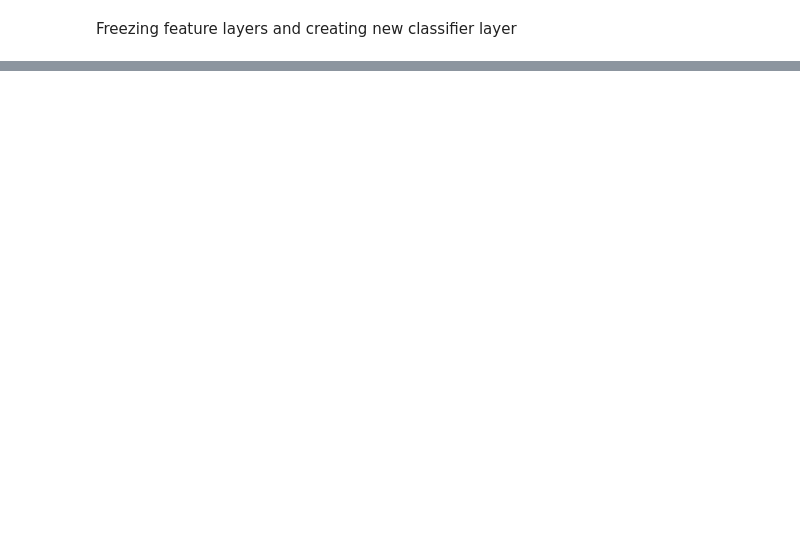
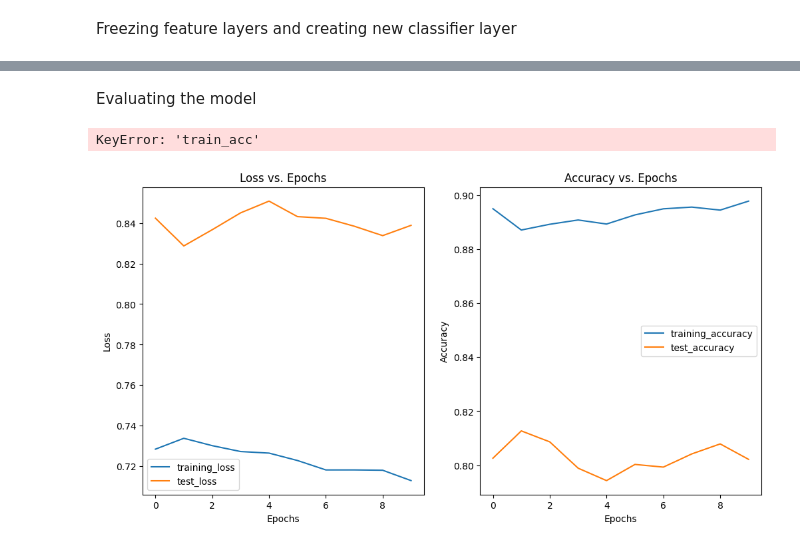
Before and after one commit to crystal-uom/oct-classification, a Jupyter notebook: CNN Ensemble classification/oct_classification.ipynb, the cells around one changed output, grey strips where cells are left out. Saved outputs shown, nothing was run; the diff lists cells and outputs as text; code cells hidden in the pictures; blank space fills up the shorter version.

Commit message:
update ResNet-101 transfer learned model

```diff
--- a/CNN Ensemble classification/oct_classification.ipynb
+++ b/CNN Ensemble classification/oct_classification.ipynb
@@ -424,0 +457,5 @@ train_dataloder, test_dataloader
+# %%
+for X_batch, y_batch in train_dataloader:
+    print("Shape of the first element in X_batch:", X_batch.shape)
+    print("Shape of the first element in y_batch:", y_batch.shape)
+    break  # Just to print the first batch and stop
@@ -441,0 +613,4 @@ Freezing feature layers and creating new classifier layer
+# %%
+#define accuracy, loss and optimizer
+loss_fn = nn.CrossEntropyLoss()
+optimizer = torch.optim.Adam(model.parameters(), lr=0.001)
@@ -441,0 +761,55 @@ Freezing feature layers and creating new classifier layer
+# %% [markdown]
+Evaluating the model
+# %%
+# Get the plot_loss_curves() function from helper_functions.py, download the file if we don't have it
+try:
+    from helper_functions import plot_loss_curves
+except:
+    print("[INFO] Couldn't find helper_functions.py, downloading...")
+    with open("helper_functions.py", "wb") as f:
+        import requests
+        request = requests.get("https://raw.githubusercontent.com/mrdbourke/pytorch-deep-learning/main/helper_functions.py")
+        f.write(request.content)
+    from helper_functions import plot_loss_curves
+
+# Plot the loss curves of our model
+plot_loss_curves(results)
+# %% [output]
+KeyError: 'train_acc'
+# %%
+import torch
+import matplotlib.pyplot as plt
+
+def plot_loss_curves(results):
+    """
+    Plots the loss curves of the training and test datasets.
+    """
+    loss = results["train_loss"]
+    test_loss = results["test_loss"]
+    accuracy = torch.tensor(results["train_accuracy"]).cpu()  # Convert to tensor and move to CPU
+    test_accuracy = torch.tensor(results["test_accuracy"]).cpu()  # Convert to tensor and move to CPU
+
+    epochs = range(len(results["train_loss"]))
+
+    plt.figure(figsize=(12, 6))
+    plt.subplot(1, 2, 1)
+    plt.plot(epochs, loss, label="training_loss")
+    plt.plot(epochs, test_loss, label="test_loss")
+    plt.title("Loss vs. Epochs")
+    plt.xlabel("Epochs")
+    plt.ylabel("Loss")
+    plt.legend()
+
+    plt.subplot(1, 2, 2)
+    plt.plot(epochs, accuracy, label="training_accuracy")
+    plt.plot(epochs, test_accuracy, label="test_accuracy")
+    plt.title("Accuracy vs. Epochs")
+    plt.xlabel("Epochs")
+    plt.ylabel("Accuracy")
+    plt.legend()
+
+    plt.show()
+# %%
+plot_loss_curves(results)
+# %% [output]
+[figure, added]
```
Also changed, not shown: parts of 37 cells of this notebook.
